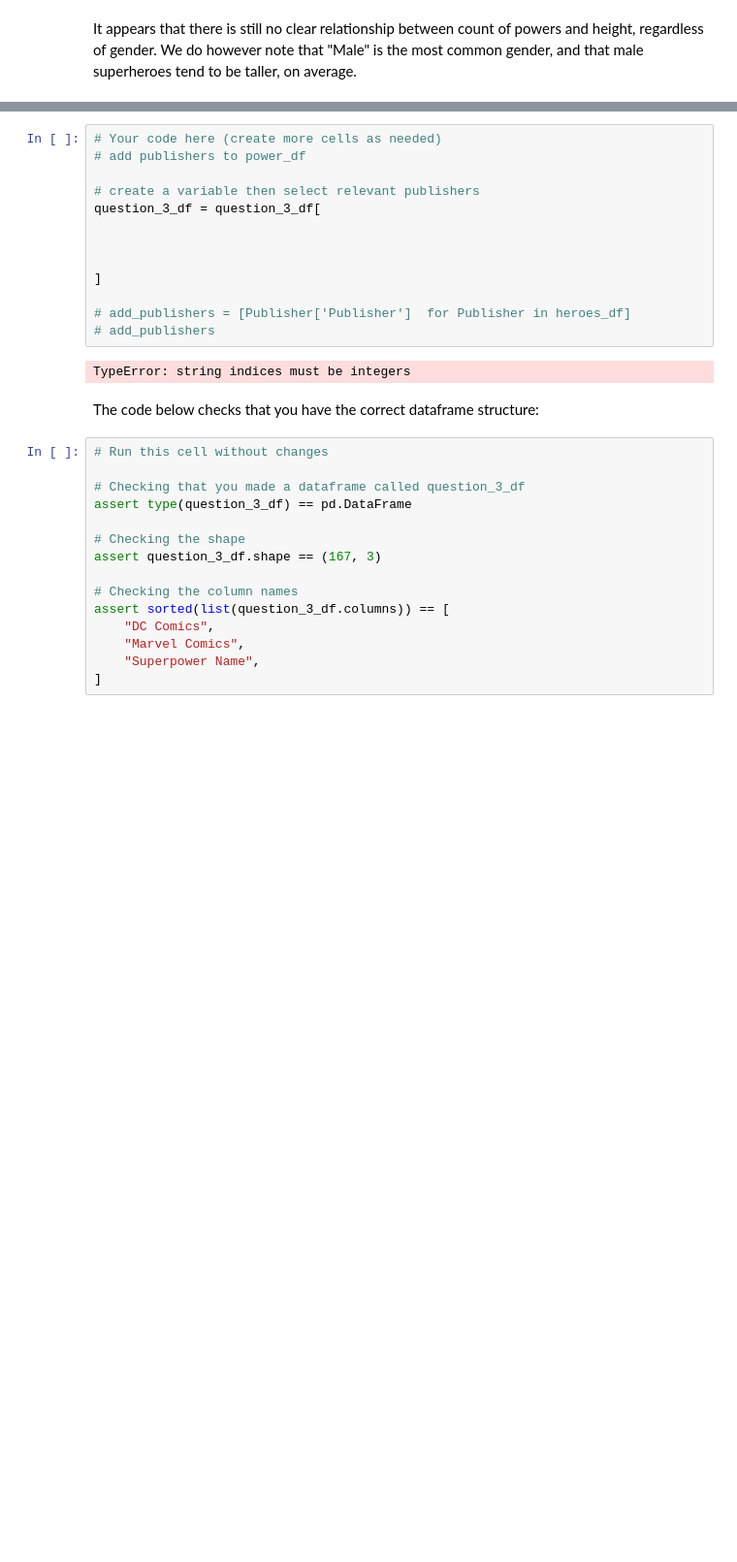
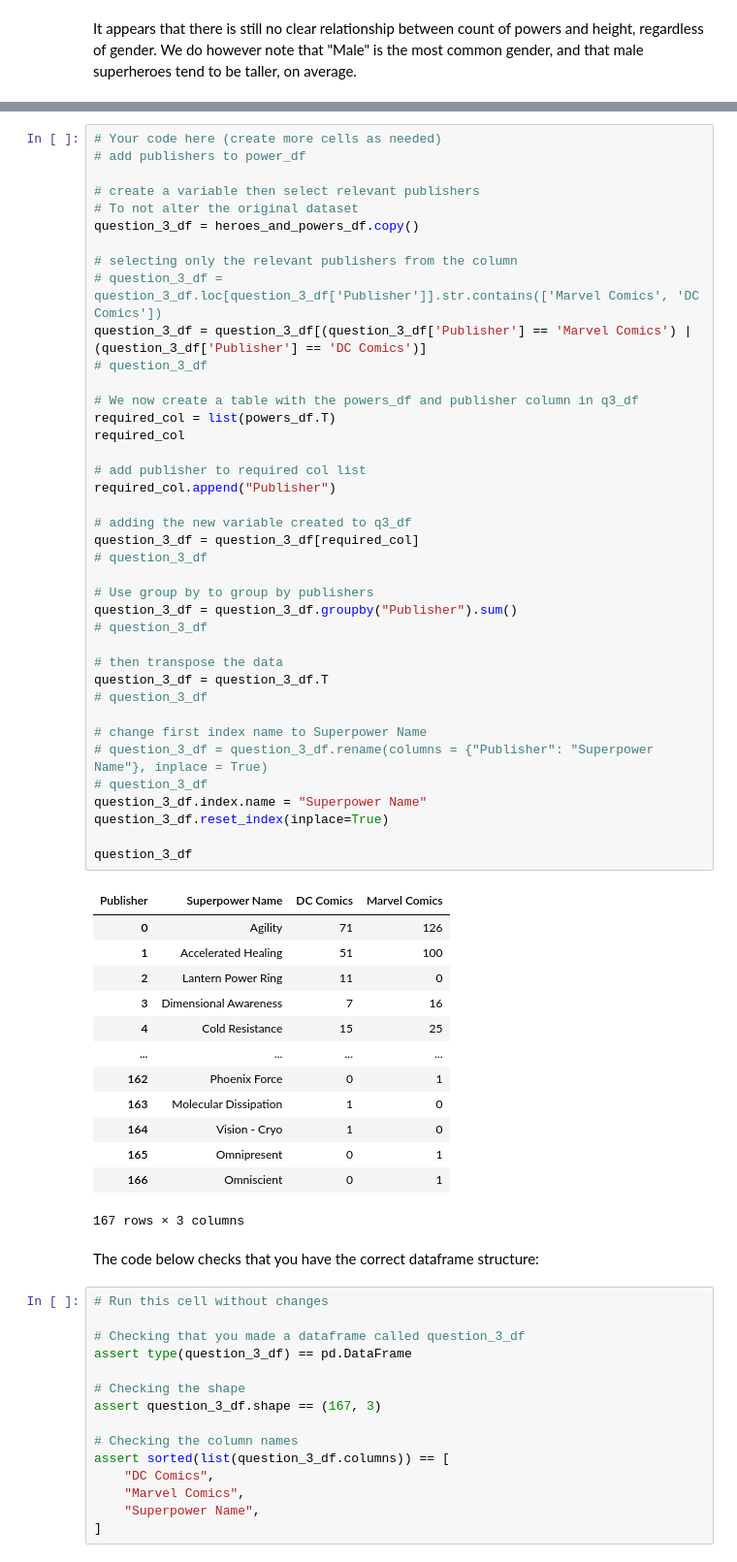
Before and after one commit to wanjikuciku/dsc-pandas-data-cleaning-lab, a Jupyter notebook: index.ipynb, the cells around one changed output, grey strips where cells are left out. Shown at 97% size. Saved outputs shown, nothing was run; the diff lists cells and outputs as text; blank space fills up the shorter version.

```diff
--- a/index.ipynb
+++ b/index.ipynb
@@ -717,21 +723,59 @@ In other words, `question_3_df` should look like this:
 Don't worry if the rows or columns are in a different order, all that matters is that you have the right rows and columns with all the data.
 
 ***Hint:*** refer to the [documentation for `.groupby`](https://pandas.pydata.org/pandas-docs/stable/reference/api/pandas.DataFrame.groupby.html) and treat each publisher as a group.
-# %%
-# Your code here (create more cells as needed)
-# add publishers to power_df
-
-# create a variable then select relevant publishers
-question_3_df = question_3_df[
-
-
-
-]
-
-# add_publishers = [Publisher['Publisher']  for Publisher in heroes_df]
-# add_publishers
-# %% [output]
-TypeError: string indices must be integers
+# %%
+# Your code here (create more cells as needed)
+# add publishers to power_df
+
+# create a variable then select relevant publishers
+# To not alter the original dataset
+question_3_df = heroes_and_powers_df.copy()
+
+# selecting only the relevant publishers from the column
+# question_3_df = question_3_df.loc[question_3_df['Publisher']].str.contains(['Marvel Comics', 'DC Comics'])
+question_3_df = question_3_df[(question_3_df['Publisher'] == 'Marvel Comics') | (question_3_df['Publisher'] == 'DC Comics')]
+# question_3_df
+
+# We now create a table with the powers_df and publisher column in q3_df
+required_col = list(powers_df.T)
+required_col
+
+# add publisher to required col list
+required_col.append("Publisher")
+
+# adding the new variable created to q3_df
+question_3_df = question_3_df[required_col]
+# question_3_df
+
+# Use group by to group by publishers
+question_3_df = question_3_df.groupby("Publisher").sum()
+# question_3_df
+
+# then transpose the data
+question_3_df = question_3_df.T
+# question_3_df
+
+# change first index name to Superpower Name
+# question_3_df = question_3_df.rename(columns = {"Publisher": "Superpower Name"}, inplace = True)
+# question_3_df
+question_3_df.index.name = "Superpower Name"
+question_3_df.reset_index(inplace=True)
+
+question_3_df
+# %% [output]
+| Publisher | Superpower Name | DC Comics | Marvel Comics |
+| 0 | Agility | 71 | 126 |
+| 1 | Accelerated Healing | 51 | 100 |
+| 2 | Lantern Power Ring | 11 | 0 |
+| 3 | Dimensional Awareness | 7 | 16 |
+| 4 | Cold Resistance | 15 | 25 |
+| ... | ... | ... | ... |
+| 162 | Phoenix Force | 0 | 1 |
+| 163 | Molecular Dissipation | 1 | 0 |
+| 164 | Vision - Cryo | 1 | 0 |
+| 165 | Omnipresent | 0 | 1 |
+| 166 | Omniscient | 0 | 1 |
+167 rows × 3 columns
 # %% [markdown]
 The code below checks that you have the correct dataframe structure:
 # %%
```
Also changed, not shown: parts of 19 cells of this notebook.
